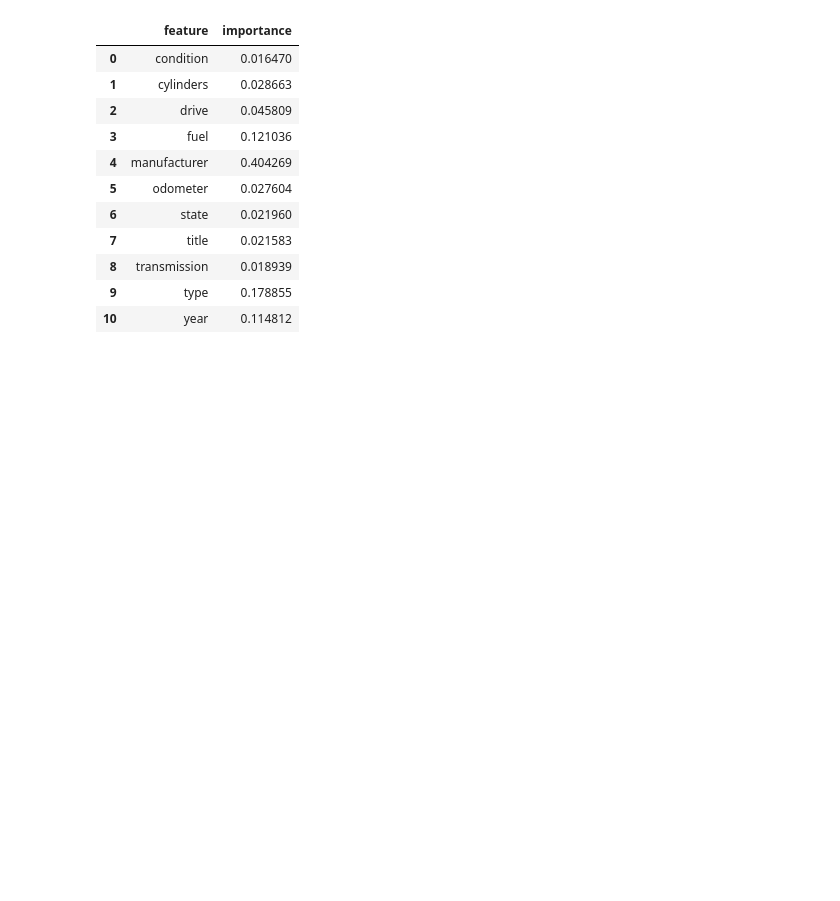
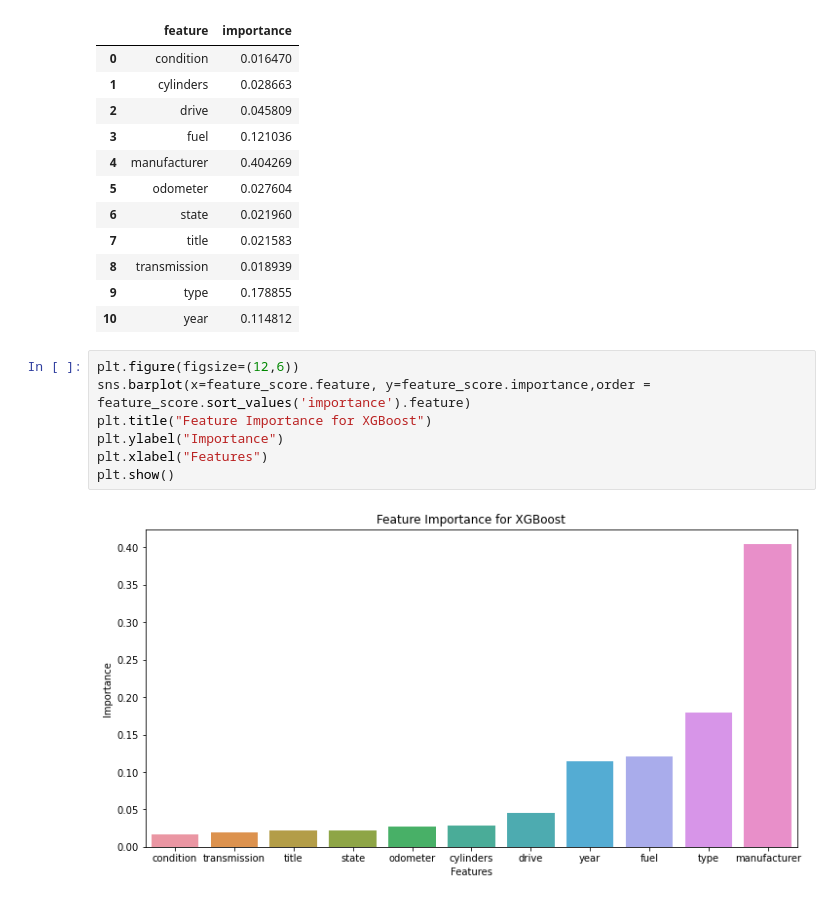
Before and after one commit to vkhanderao/Used-Cars-Price-Prediction, a Jupyter notebook: Code/Modelling_and_Validation1.ipynb, the cells around one changed output. Saved outputs shown, nothing was run; the diff lists cells and outputs as text; blank space fills up the shorter version.

```diff
--- a/Code/Modelling_and_Validation1.ipynb
+++ b/Code/Modelling_and_Validation1.ipynb
@@ -234,3 +243,12 @@ feature_score
 | 8 | transmission | 0.018939 |
 | 9 | type | 0.178855 |
 | 10 | year | 0.114812 |
+# %%
+plt.figure(figsize=(12,6))
+sns.barplot(x=feature_score.feature, y=feature_score.importance,order = feature_score.sort_values('importance').feature)
+plt.title("Feature Importance for XGBoost")
+plt.ylabel("Importance")
+plt.xlabel("Features")
+plt.show()
+# %% [output]
+[figure, added]
```
Also changed, not shown: parts of 2 cells of this notebook.
